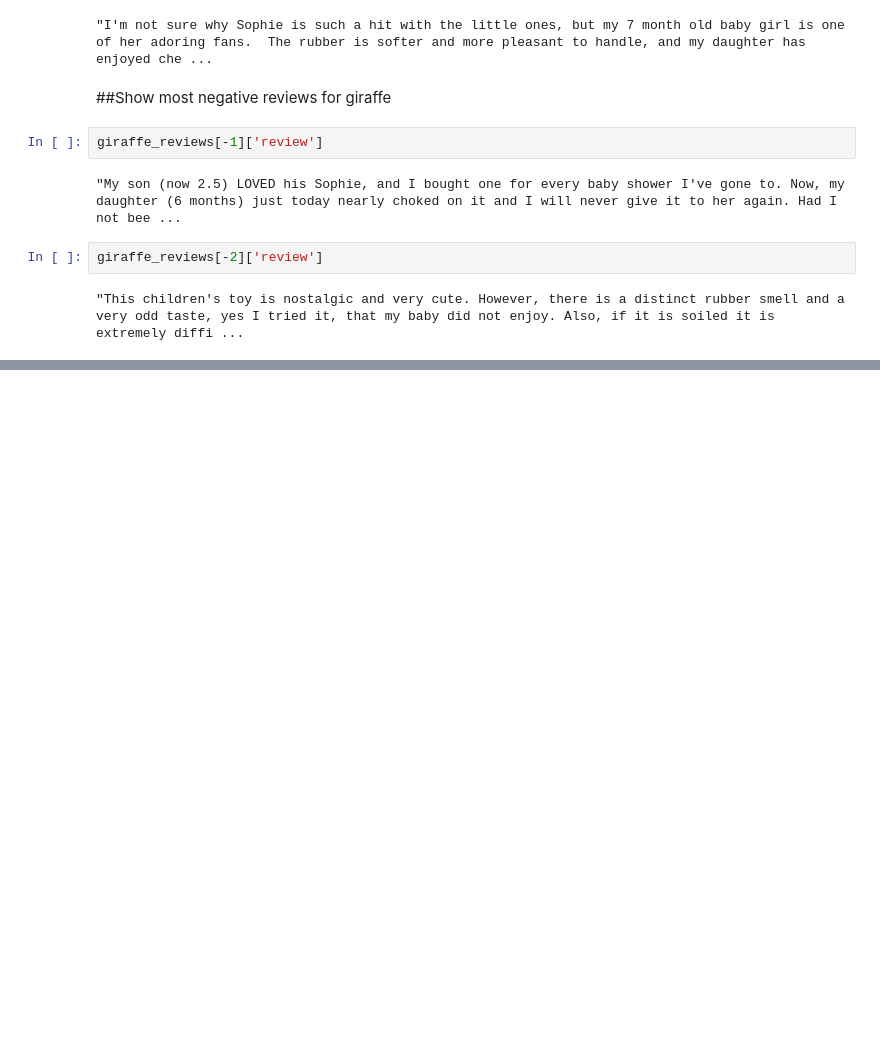
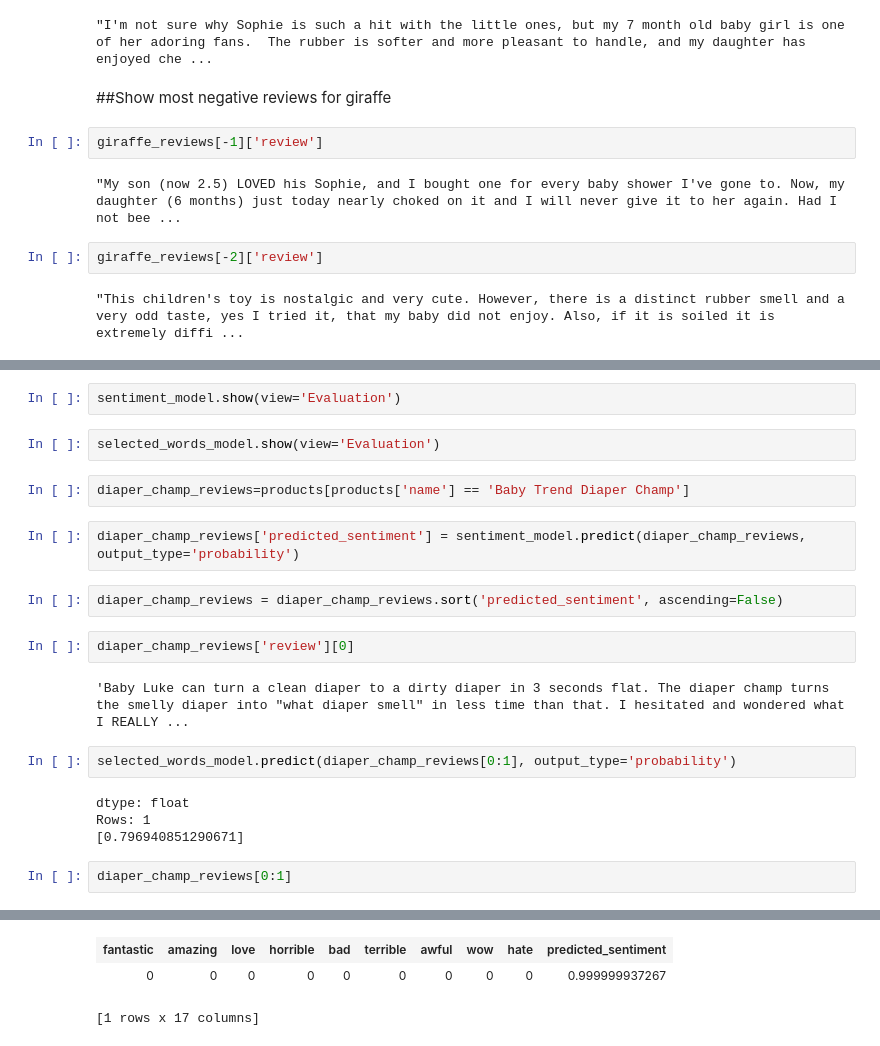
Before and after one commit to flashrbt/UM-ML, a Jupyter notebook: Week3/Analyzing product sentiment.ipynb, the cells around one changed output, grey strips where cells are left out. Cells and saved outputs as stored; diff of their text form; blank space fills up the shorter version.

```diff
--- a/Week3/Analyzing product sentiment.ipynb
+++ b/Week3/Analyzing product sentiment.ipynb
@@ -208,0 +334,23 @@ giraffe_reviews[-2]['review']
+# %%
+sentiment_model.show(view='Evaluation')
+# %%
+selected_words_model.show(view='Evaluation')
+# %%
+diaper_champ_reviews=products[products['name'] == 'Baby Trend Diaper Champ']
+# %%
+diaper_champ_reviews['predicted_sentiment'] = sentiment_model.predict(diaper_champ_reviews, output_type='probability')
+# %%
+diaper_champ_reviews = diaper_champ_reviews.sort('predicted_sentiment', ascending=False)
+# %%
+diaper_champ_reviews['review'][0]
+# %% [output]
+'Baby Luke can turn a clean diaper to a dirty diaper in 3 seconds flat. The diaper champ turns the smelly diaper into "what diaper smell" in less time than that. I hesitated and wondered what I REALLY ...
+# %%
+selected_words_model.predict(diaper_champ_reviews[0:1], output_type='probability')
+# %% [output]
+dtype: float
+Rows: 1
+[0.796940851290671]
+# %%
+diaper_champ_reviews[0:1]
+# %% [output]
@@ -208,0 +359,3 @@ giraffe_reviews[-2]['review']
+| fantastic | amazing | love | horrible | bad | terrible | awful | wow | hate | predicted_sentiment |
+| 0 | 0 | 0 | 0 | 0 | 0 | 0 | 0 | 0 | 0.999999937267 |
+[1 rows x 17 columns]
```
Also changed, not shown: parts of 20 cells of this notebook.
